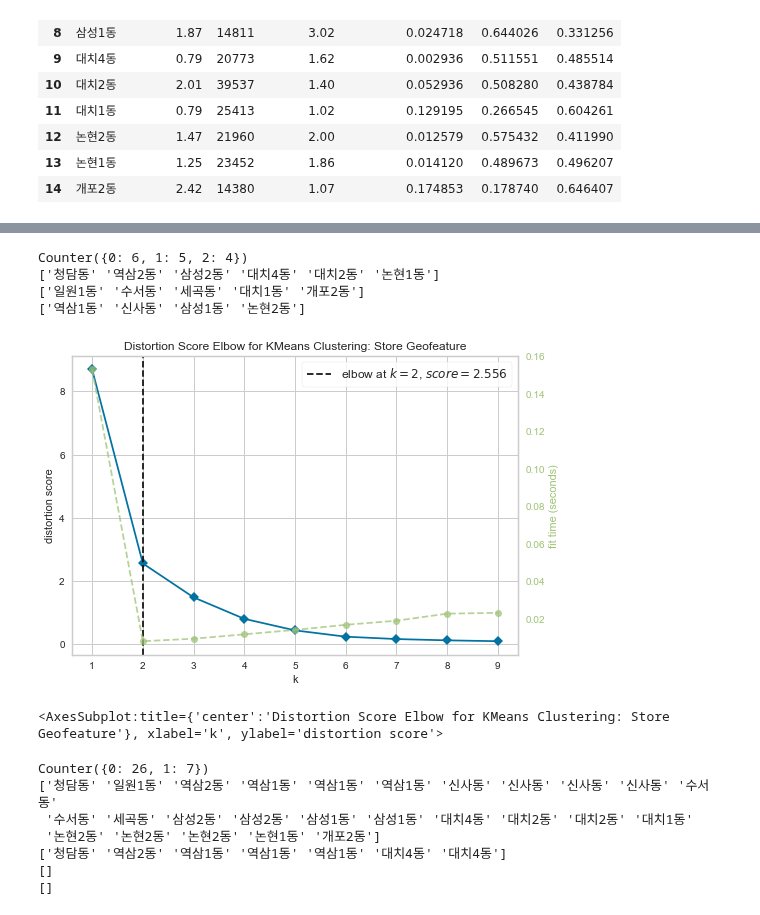
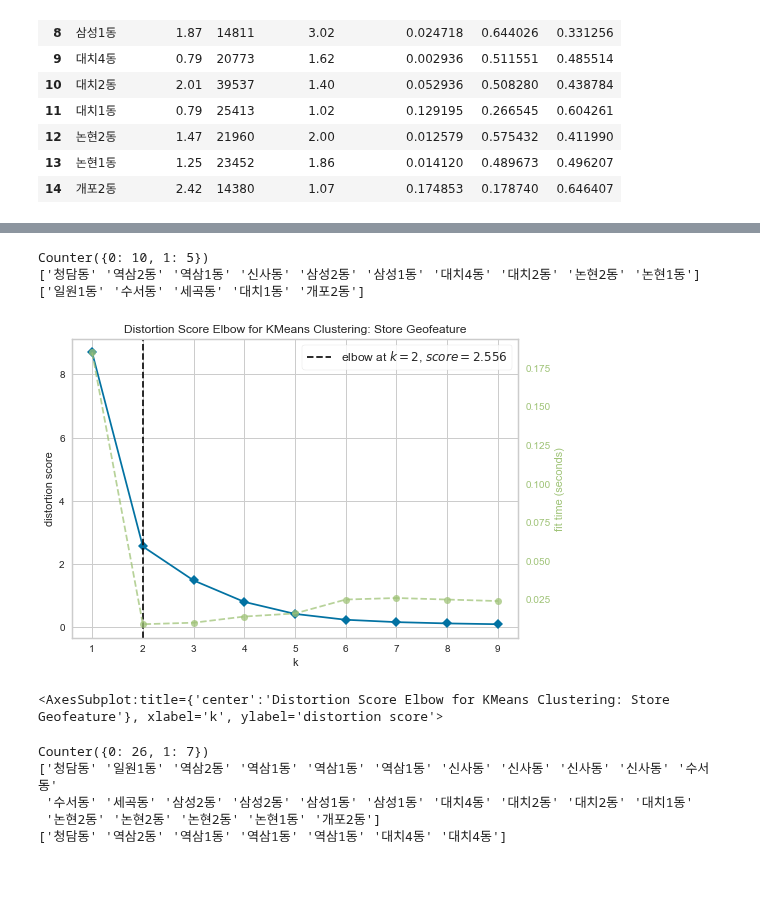
Before and after one commit to POSdata-Sales-Prediction/Store-operation-consulting, a Jupyter notebook: gangnam_geographic_clustering_fin.ipynb, the cells around one changed output, grey strips where cells are left out. Saved outputs shown, nothing was run; the diff lists cells and outputs as text; code cells hidden in the pictures; blank space fills up the shorter version.

Commit message:
[22.05.04] Plot 코드 추가_YL

```diff
--- a/gangnam_geographic_clustering_fin.ipynb
+++ b/gangnam_geographic_clustering_fin.ipynb
@@ -77,7 +93,7 @@ store_list
 # %%
 ## feature 뽑기
 dong_feature = pd.DataFrame(columns=["행정동","면적(km^2)","인구수","유동인구비율","동_문화·체육·휴양시설","동_상업지역","동_주거지역"])
-store_feature = pd.DataFrame(columns=["매장명","행정동","유동인구비율","점포_문화·체육·휴양시설","점포_상업지역","점포_주거지역"])
+store_feature = pd.DataFrame(columns=["매장명","행정동","인구당매출","유동인구비율","점포_문화·체육·휴양시설","점포_상업지역","점포_주거지역"])
 
 # dong feature 뽑기
 for name in dong_list:
@@ -95,11 +111,12 @@ for name in dong_list:
 for store in store_list:
     name = store_dong[store_dong["매장명"] == store]["행정동"].values[0]
     ratio = people[people["행정동"]==name]["유동인구비율"].values[0]
+    sale = round(sales[sales["매장명"] == store]["총판매금액"].sum() / people[people["행정동"]==name]["인구수"].values[0], 3)
     ls1 = store_landscape[store_landscape["매장명"] == store]["문화체육휴양시설"].values[0]
     ls2 = store_landscape[store_landscape["매장명"] == store]["상업지역"].values[0]
     ls3 = store_landscape[store_landscape["매장명"] == store]["주거지역"].values[0]
 
-    store_feature = store_feature.append({"매장명": store,"행정동":name, "유동인구비율":ratio,
+    store_feature = store_feature.append({"매장명": store,"행정동":name, "인구당매출":sale, "유동인구비율":ratio,
                                         "점포_문화·체육·휴양시설": ls1, "점포_상업지역":ls2, "점포_주거지역": ls3}, ignore_index=True)
 
 # 유동인구 min-max normalization
@@ -172,7 +189,7 @@ visualizer.show()
 # 뽑힌 k로 clustering 진행 - dong- geofeature(3), 2 cluster
 from sklearn.cluster import KMeans
 
-k = 3
+k = 2
 
 # 모델 선언
 model = KMeans(n_clusters = k, random_state=10)
@@ -190,34 +207,33 @@ print(Counter(dong_feature["dong_cluster_geo"]))
 
 print(dong_feature[dong_feature["dong_cluster_geo"] == 0]["행정동"].values)
 print(dong_feature[dong_feature["dong_cluster_geo"] == 1]["행정동"].values)
-print(dong_feature[dong_feature["dong_cluster_geo"] == 2]["행정동"].values)
+#print(dong_feature[dong_feature["dong_cluster_geo"] == 2]["행정동"].values)
 # %% [output]
-Counter({0: 6, 1: 5, 2: 4})
-['청담동' '역삼2동' '삼성2동' '대치4동' '대치2동' '논현1동']
+Counter({0: 10, 1: 5})
+['청담동' '역삼2동' '역삼1동' '신사동' '삼성2동' '삼성1동' '대치4동' '대치2동' '논현2동' '논현1동']
 ['일원1동' '수서동' '세곡동' '대치1동' '개포2동']
-['역삼1동' '신사동' '삼성1동' '논현2동']
 # %%
 ## 1. 입지특성(문화·체육·휴양시설, 상업지역, 주거지역) clustering 진행
 from yellowbrick.cluster import KElbowVisualizer
 from sklearn.cluster import KMeans
 
 ## 1-2. 매장 별 입지특성 clustering 진행
 # preprocessing 후 분산 확인
 from sklearn.preprocessing import MinMaxScaler  # 표준화 패키지 라이브러리
 from sklearn.preprocessing import StandardScaler  # 표준화 패키지 라이브러리
-store_geofeature_data = store_feature.iloc[:,3:6].values
+store_geofeature_data = store_feature.iloc[:,4:7].values
 
 store_geofeature_data = MinMaxScaler().fit_transform(store_geofeature_data) # x객체에 x를 표준화한 데이터를 저장
 #geofeature_data = StandardScaler().fit_transform(geofeature_data) # x객체에 x를 표준화한 데이터를 저장
 
 
 # distortion score = Sum of squares of distances of points from cluster centers
 model = KMeans()
 visualizer = KElbowVisualizer(model, k=(1,10), title="Distortion Score Elbow for KMeans Clustering: Store Geofeature")
 visualizer.fit(store_geofeature_data)
 visualizer.show()
 # %% [output]
-[figure, old version]
+[figure, new version]
 <AxesSubplot:title={'center':'Distortion Score Elbow for KMeans Clustering: Store Geofeature'}, xlabel='k', ylabel='distortion score'>
 # %%
 # 뽑힌 k로 clustering 진행 - store geofeature(3), 2 cluster
@@ -241,13 +257,11 @@ print(Counter(store_feature["store_cluster_geo"]))
 
 print(store_feature[store_feature["store_cluster_geo"] == 0]["행정동"].values)
 print(store_feature[store_feature["store_cluster_geo"] == 1]["행정동"].values)
-print(store_feature[store_feature["store_cluster_geo"] == 2]["매장명"].values)
-print(store_feature[store_feature["store_cluster_geo"] == 3]["매장명"].values)
+#print(store_feature[store_feature["store_cluster_geo"] == 2]["매장명"].values)
+#print(store_feature[store_feature["store_cluster_geo"] == 3]["매장명"].values)
 # %% [output]
 Counter({0: 26, 1: 7})
 ['청담동' '일원1동' '역삼2동' '역삼1동' '역삼1동' '역삼1동' '신사동' '신사동' '신사동' '신사동' '수서동'
  '수서동' '세곡동' '삼성2동' '삼성2동' '삼성1동' '삼성1동' '대치4동' '대치2동' '대치2동' '대치1동'
  '논현2동' '논현2동' '논현2동' '논현1동' '개포2동']
 ['청담동' '역삼2동' '역삼1동' '역삼1동' '역삼1동' '대치4동' '대치4동']
-[]
-[]
```
Also changed, not shown: parts of 13 cells of this notebook.
